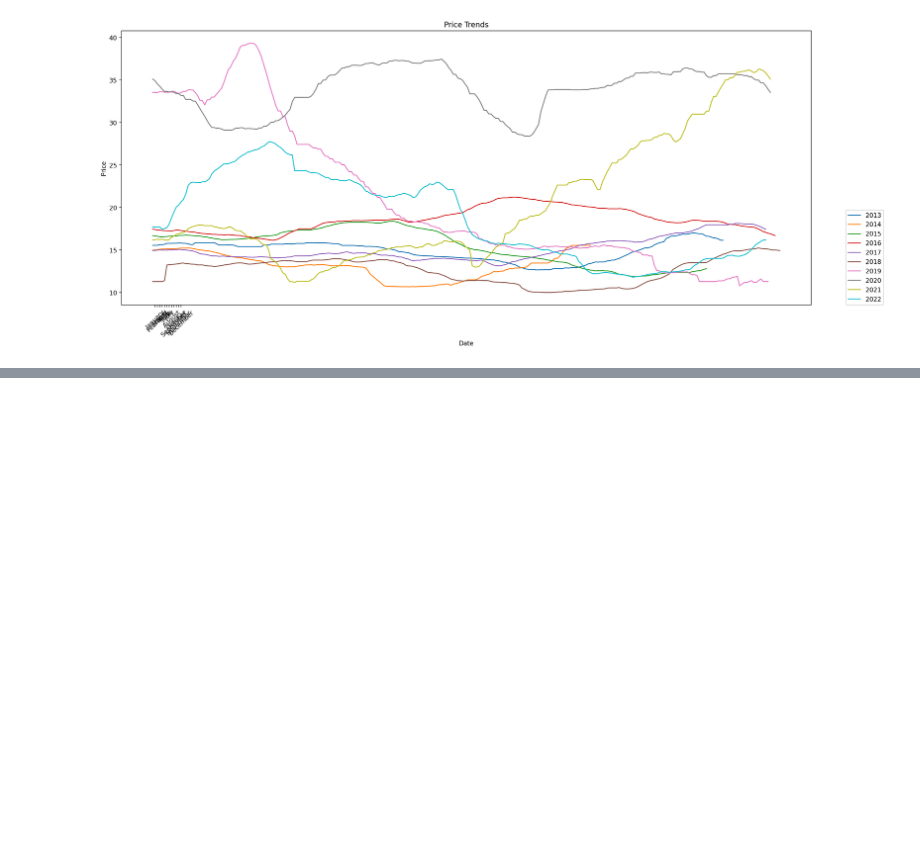
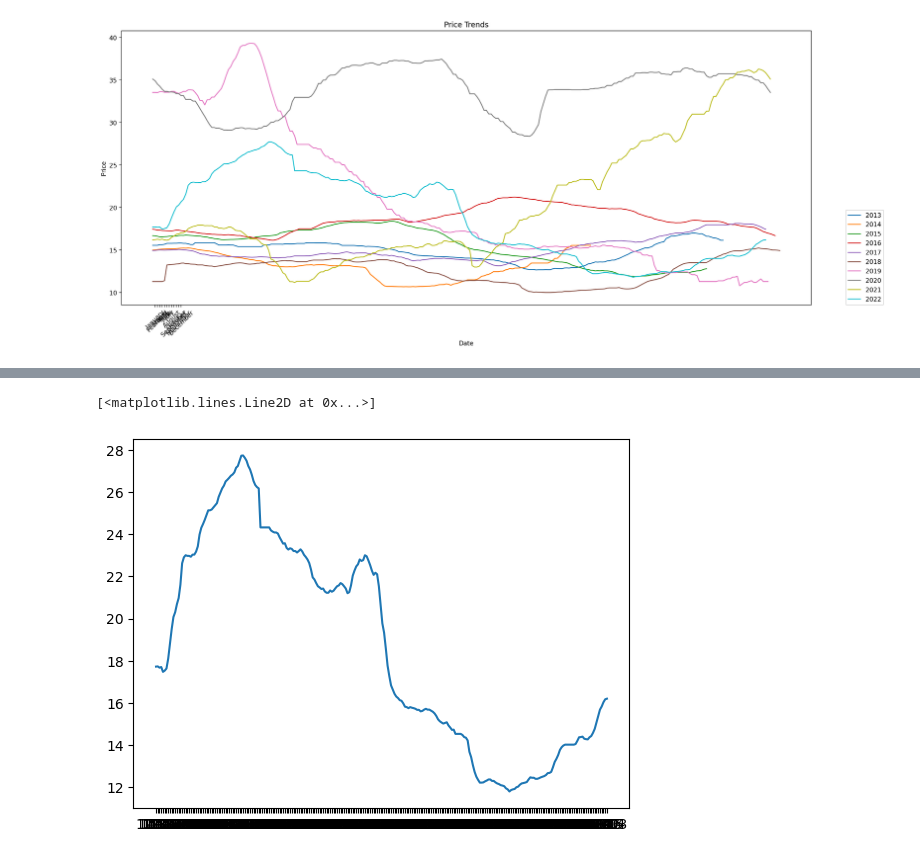
Before and after one commit to asdFllL/swine-data-analysis, a Jupyter notebook: data_clear_and_analysis/数据清洗.ipynb, the cells around one changed output, grey strips where cells are left out. Saved outputs shown, nothing was run; the diff lists cells and outputs as text; code cells hidden in the pictures; blank space fills up the shorter version.

```diff
--- a/data_clear_and_analysis/数据清洗.ipynb
+++ b/data_clear_and_analysis/数据清洗.ipynb
@@ -104,3 +104,5 @@ plt.xticks(x, calendar.month_name[1:13], rotation = 45)# plt.xticks(range(len(x_
 plt.show()
 # %% [output]
 [figure]
+# %%
+data_test = data_daily["2022"]
@@ -106,0 +126,13 @@ plt.show()
+# %%
+date = data_test.index.to_list()
+# %%
+date1 = []
+for i in date:
+    i = i.strftime('%m-%d')
+    date1.append(i)
+# %%
+date1
+plt.plot(date1, data_test['价格'])
+# %% [output]
+[<matplotlib.lines.Line2D at 0x...>]
+[figure, added]
```
Also changed, not shown: parts of 1 cell of this notebook.
